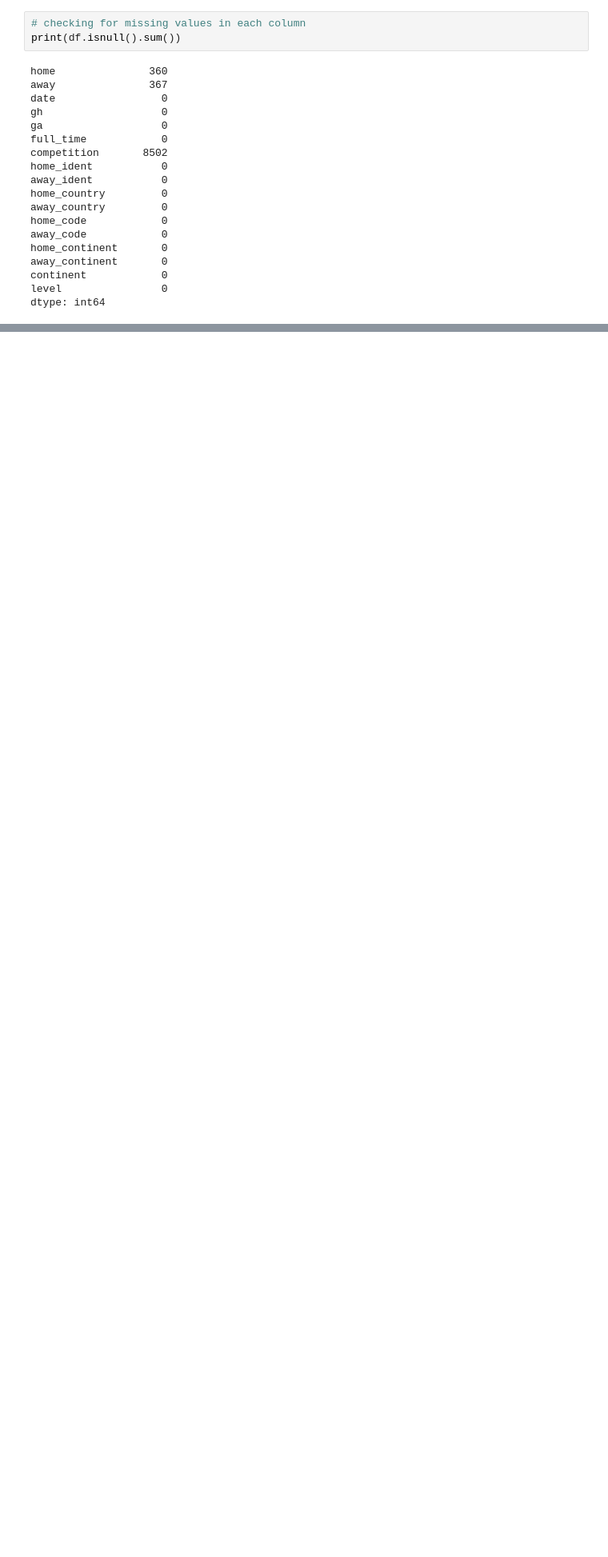
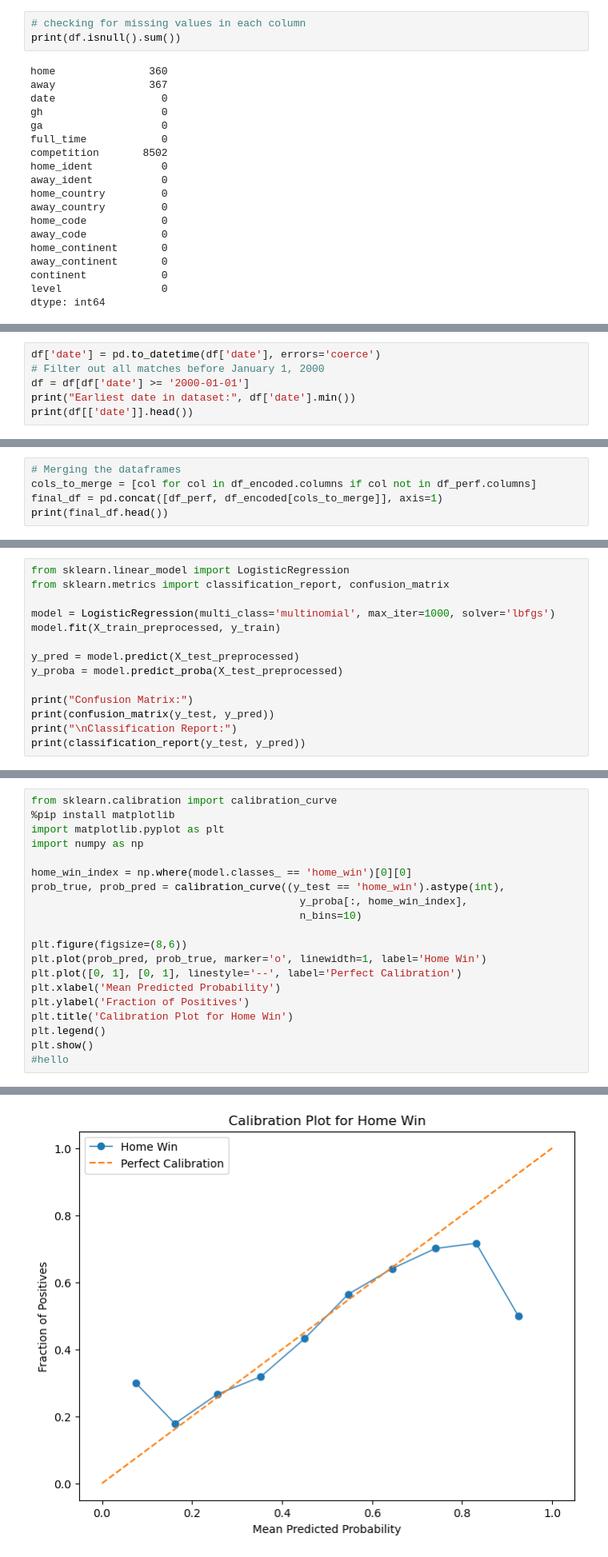
Before and after one commit to Manny-14/haclytics, a Jupyter notebook: football_model/cedar.ipynb, the cells around one changed output, grey strips where cells are left out. Shown: that part at 80% size. Saved outputs shown, nothing was run; the diff lists cells and outputs as text; blank space fills up the shorter version.

Commit message:
Trained a model to predict match result based on form country and heade to head history

```diff
--- a/football_model/cedar.ipynb
+++ b/football_model/cedar.ipynb
@@ -92,0 +106,6 @@ dtype: int64
+# %%
+df['date'] = pd.to_datetime(df['date'], errors='coerce')
+# Filter out all matches before January 1, 2000
+df = df[df['date'] >= '2000-01-01']
+print("Earliest date in dataset:", df['date'].min())
+print(df[['date']].head())
@@ -92,0 +510,5 @@ dtype: int64
+# %%
+# Merging the dataframes
+cols_to_merge = [col for col in df_encoded.columns if col not in df_perf.columns]
+final_df = pd.concat([df_perf, df_encoded[cols_to_merge]], axis=1)
+print(final_df.head())
@@ -92,0 +603,14 @@ dtype: int64
+# %%
+from sklearn.linear_model import LogisticRegression
+from sklearn.metrics import classification_report, confusion_matrix
+
+model = LogisticRegression(multi_class='multinomial', max_iter=1000, solver='lbfgs')
+model.fit(X_train_preprocessed, y_train)
+
+y_pred = model.predict(X_test_preprocessed)
+y_proba = model.predict_proba(X_test_preprocessed)
+
+print("Confusion Matrix:")
+print(confusion_matrix(y_test, y_pred))
+print("\nClassification Report:")
+print(classification_report(y_test, y_pred))
@@ -92,0 +633,21 @@ dtype: int64
+# %%
+from sklearn.calibration import calibration_curve
+%pip install matplotlib
+import matplotlib.pyplot as plt
+import numpy as np
+
+home_win_index = np.where(model.classes_ == 'home_win')[0][0]
+prob_true, prob_pred = calibration_curve((y_test == 'home_win').astype(int),
+                                           y_proba[:, home_win_index],
+                                           n_bins=10)
+
+plt.figure(figsize=(8,6))
+plt.plot(prob_pred, prob_true, marker='o', linewidth=1, label='Home Win')
+plt.plot([0, 1], [0, 1], linestyle='--', label='Perfect Calibration')
+plt.xlabel('Mean Predicted Probability')
+plt.ylabel('Fraction of Positives')
+plt.title('Calibration Plot for Home Win')
+plt.legend()
+plt.show()
+#hello
+# %% [output]
@@ -92,0 +666 @@ dtype: int64
+[figure, added]
```
Also changed, not shown: parts of 33 cells of this notebook, 5 other files.
